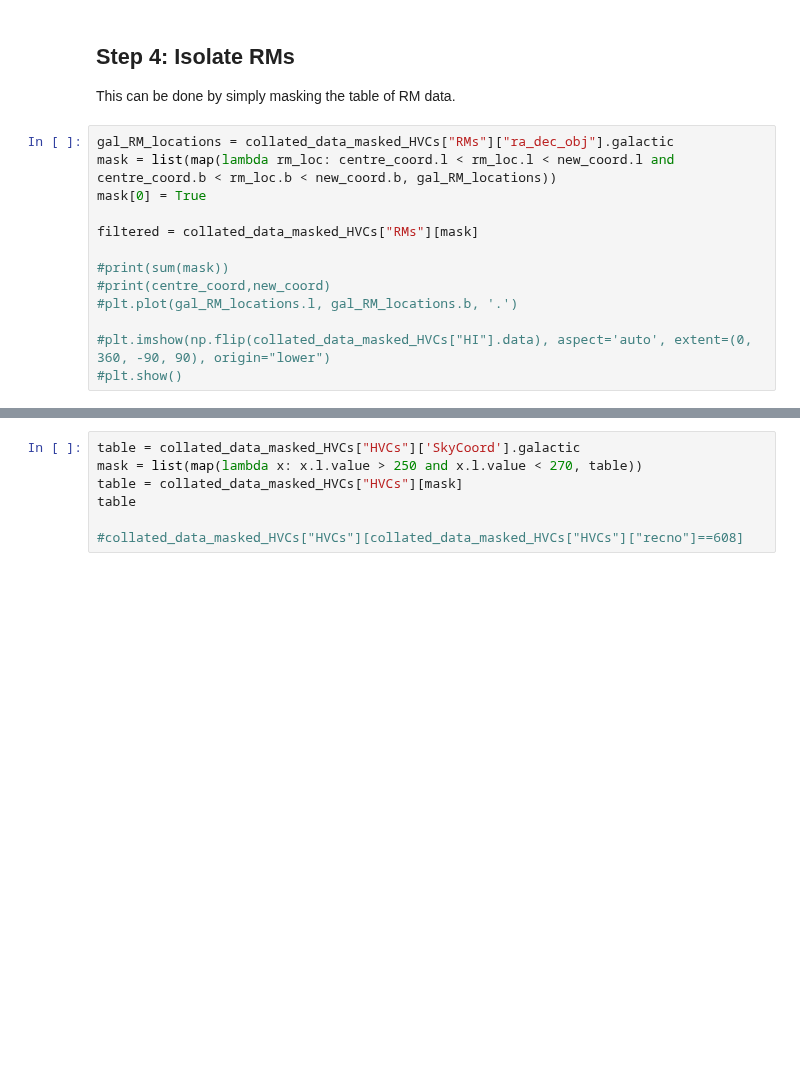
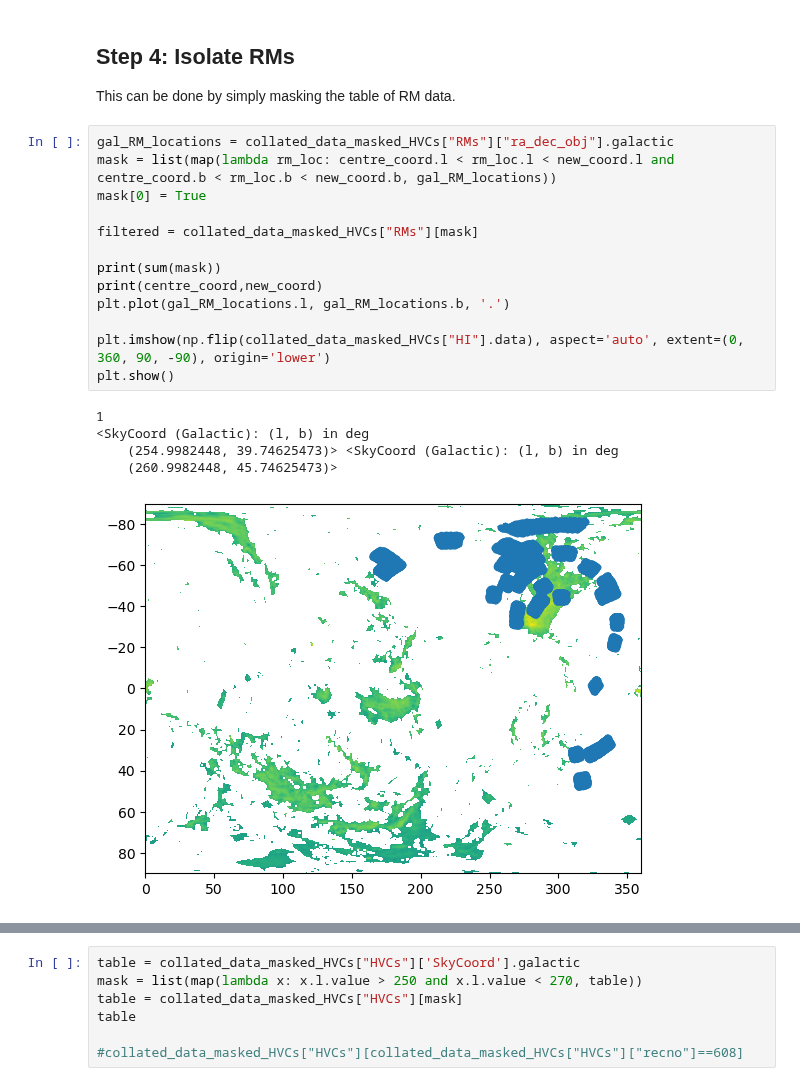
Before and after one commit to Olivex727/hvc-magnetic-honours-programs, a Jupyter notebook: collation/hvc_snapshot.ipynb, the cells around one changed output, grey strips where cells are left out. Drawn from its saved outputs; the diff is of its cells as text; blank space fills up the shorter version.

Commit message:
Additional graph flipping

```diff
--- a/collation/hvc_snapshot.ipynb
+++ b/collation/hvc_snapshot.ipynb
@@ -196,16 +205,22 @@ This can be done by simply masking the table of RM data.
 # %%
 gal_RM_locations = collated_data_masked_HVCs["RMs"]["ra_dec_obj"].galactic
 mask = list(map(lambda rm_loc: centre_coord.l < rm_loc.l < new_coord.l and centre_coord.b < rm_loc.b < new_coord.b, gal_RM_locations))
 mask[0] = True
 
 filtered = collated_data_masked_HVCs["RMs"][mask]
 
-#print(sum(mask))
-#print(centre_coord,new_coord)
-#plt.plot(gal_RM_locations.l, gal_RM_locations.b, '.')
+print(sum(mask))
+print(centre_coord,new_coord)
+plt.plot(gal_RM_locations.l, gal_RM_locations.b, '.')
 
-#plt.imshow(np.flip(collated_data_masked_HVCs["HI"].data), aspect='auto', extent=(0, 360, -90, 90), origin="lower")
-#plt.show()
+plt.imshow(np.flip(collated_data_masked_HVCs["HI"].data), aspect='auto', extent=(0, 360, 90, -90), origin='lower')
+plt.show()
+# %% [output]
+1
+<SkyCoord (Galactic): (l, b) in deg
+    (254.9982448, 39.74625473)> <SkyCoord (Galactic): (l, b) in deg
+    (260.9982448, 45.74625473)>
+[figure, added]
 # %%
 from wcs import image_transform as it
 
```
Also changed, not shown: parts of 3 cells of this notebook.
